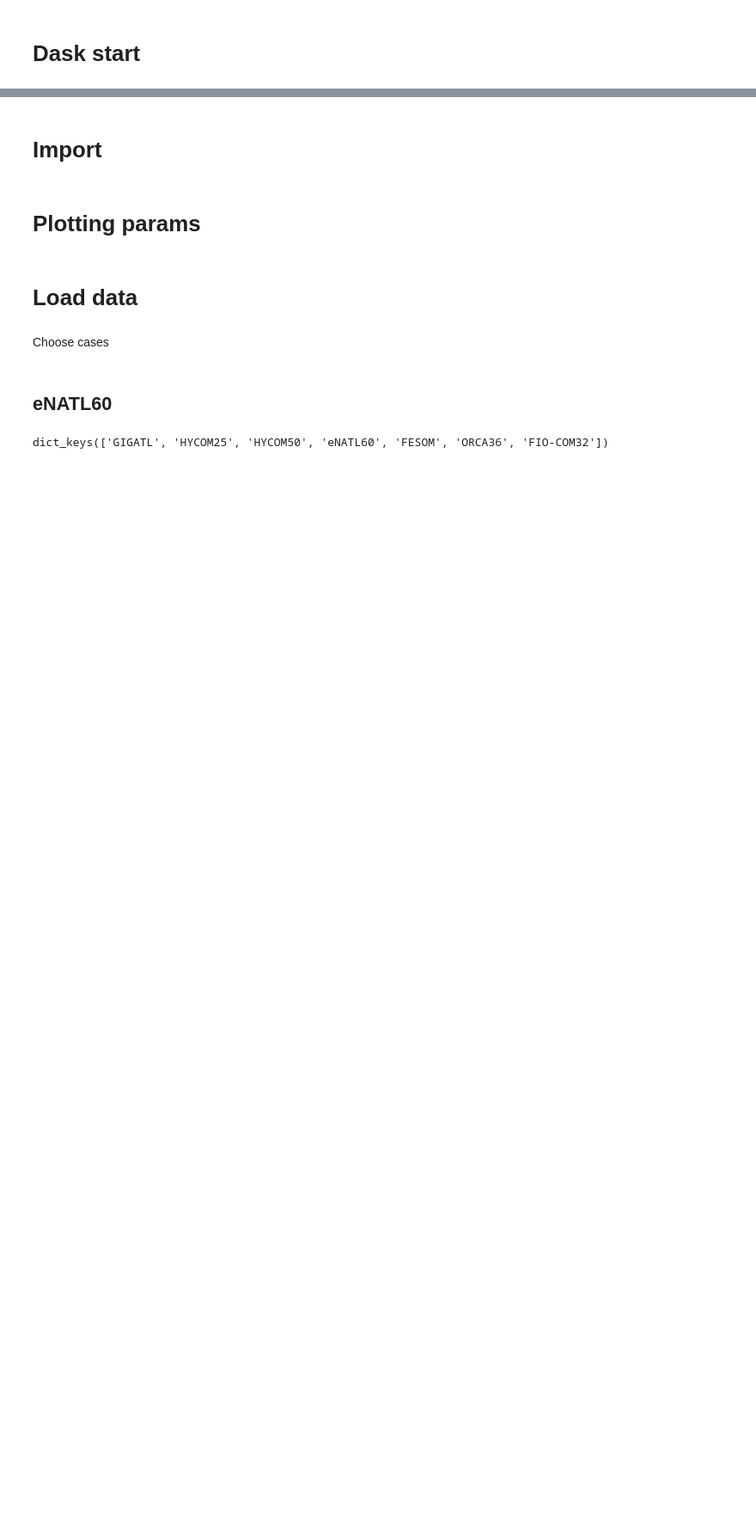
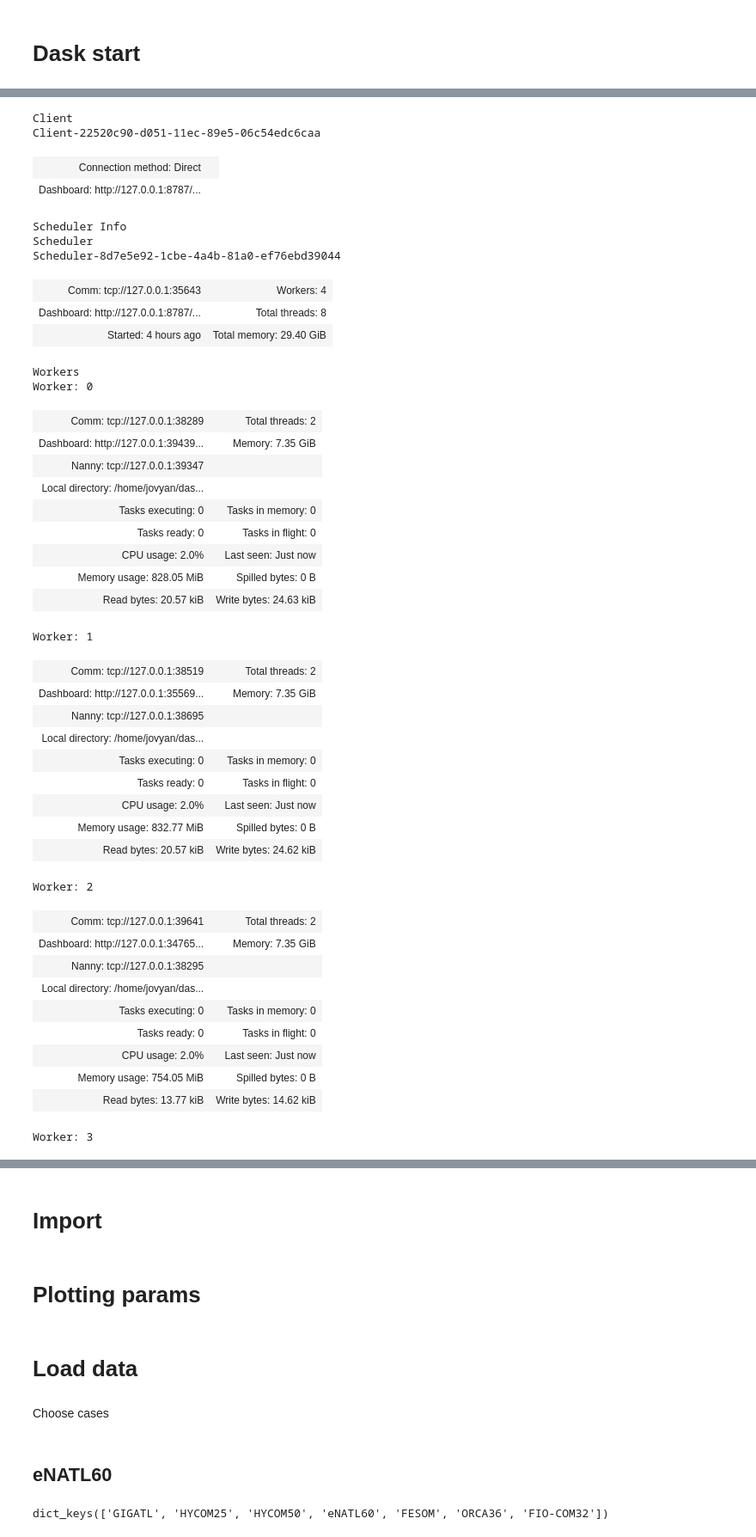
Before and after one commit to anastasiaGor/oceanDataNotebooks, a Jupyter notebook: compare_eNATL60_and_eORCA025/03-spectra_and_regrid.ipynb, the cells around one changed output, grey strips where cells are left out. Shown at 86% size. Drawn from its saved outputs; the diff is of its cells as text; code cells hidden in the pictures; blank space fills up the shorter version.

```diff
--- a/gcm_filter/spec_test.ipynb
+++ b/compare_eNATL60_and_eORCA025/03-spectra_and_regrid.ipynb
@@ -67,0 +11,48 @@ Worker: 3
+# %%
+from dask.distributed import Client
+
+client = Client("tcp://127.0.0.1:35643")
+client
+# %% [output]
+Client
+Client-22520c90-d051-11ec-89e5-06c54edc6caa
+| Connection method: Direct |  |
+| Dashboard: http://127.0.0.1:8787/... |  |
+Scheduler Info
+Scheduler
+Scheduler-8d7e5e92-1cbe-4a4b-81a0-ef76ebd39044
+| Comm: tcp://127.0.0.1:35643 | Workers: 4 |
+| Dashboard: http://127.0.0.1:8787/... | Total threads: 8 |
+| Started: 4 hours ago | Total memory: 29.40 GiB |
+Workers
+Worker: 0
+| Comm: tcp://127.0.0.1:38289 | Total threads: 2 |
+| Dashboard: http://127.0.0.1:39439... | Memory: 7.35 GiB |
+| Nanny: tcp://127.0.0.1:39347 |  |
+| Local directory: /home/jovyan/das... |  |
+| Tasks executing: 0 | Tasks in memory: 0 |
+| Tasks ready: 0 | Tasks in flight: 0 |
+| CPU usage: 2.0% | Last seen: Just now |
+| Memory usage: 828.05 MiB | Spilled bytes: 0 B |
+| Read bytes: 20.57 kiB | Write bytes: 24.63 kiB |
+Worker: 1
+| Comm: tcp://127.0.0.1:38519 | Total threads: 2 |
+| Dashboard: http://127.0.0.1:35569... | Memory: 7.35 GiB |
+| Nanny: tcp://127.0.0.1:38695 |  |
+| Local directory: /home/jovyan/das... |  |
+| Tasks executing: 0 | Tasks in memory: 0 |
+| Tasks ready: 0 | Tasks in flight: 0 |
+| CPU usage: 2.0% | Last seen: Just now |
+| Memory usage: 832.77 MiB | Spilled bytes: 0 B |
+| Read bytes: 20.57 kiB | Write bytes: 24.62 kiB |
+Worker: 2
+| Comm: tcp://127.0.0.1:39641 | Total threads: 2 |
+| Dashboard: http://127.0.0.1:34765... | Memory: 7.35 GiB |
+| Nanny: tcp://127.0.0.1:38295 |  |
+| Local directory: /home/jovyan/das... |  |
+| Tasks executing: 0 | Tasks in memory: 0 |
+| Tasks ready: 0 | Tasks in flight: 0 |
+| CPU usage: 2.0% | Last seen: Just now |
+| Memory usage: 754.05 MiB | Spilled bytes: 0 B |
+| Read bytes: 13.77 kiB | Write bytes: 14.62 kiB |
+Worker: 3
```
Also changed, not shown: parts of 10 cells of this notebook, 10 other files.
